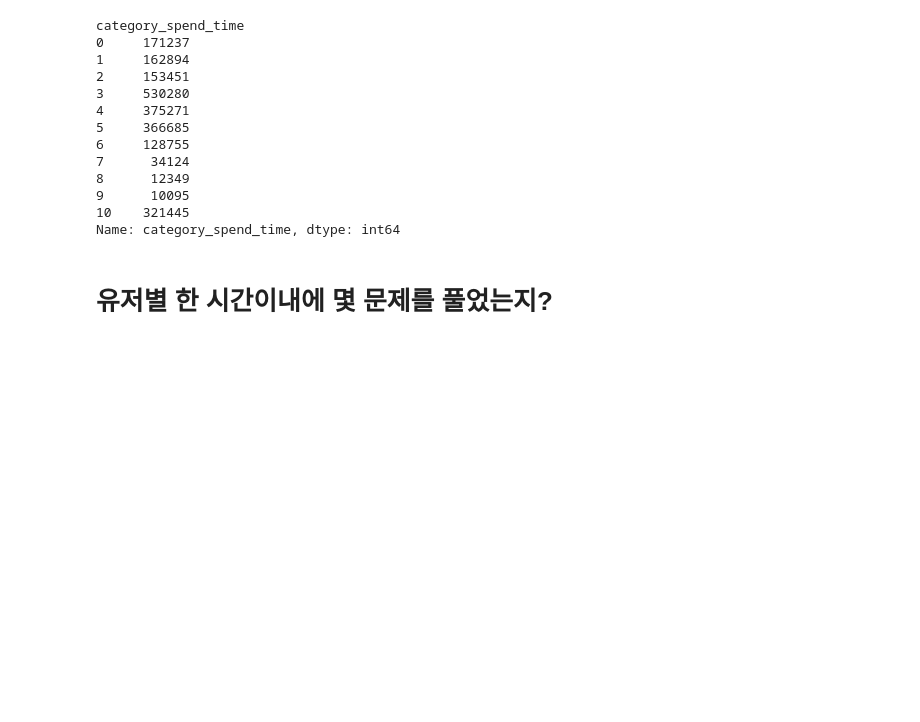
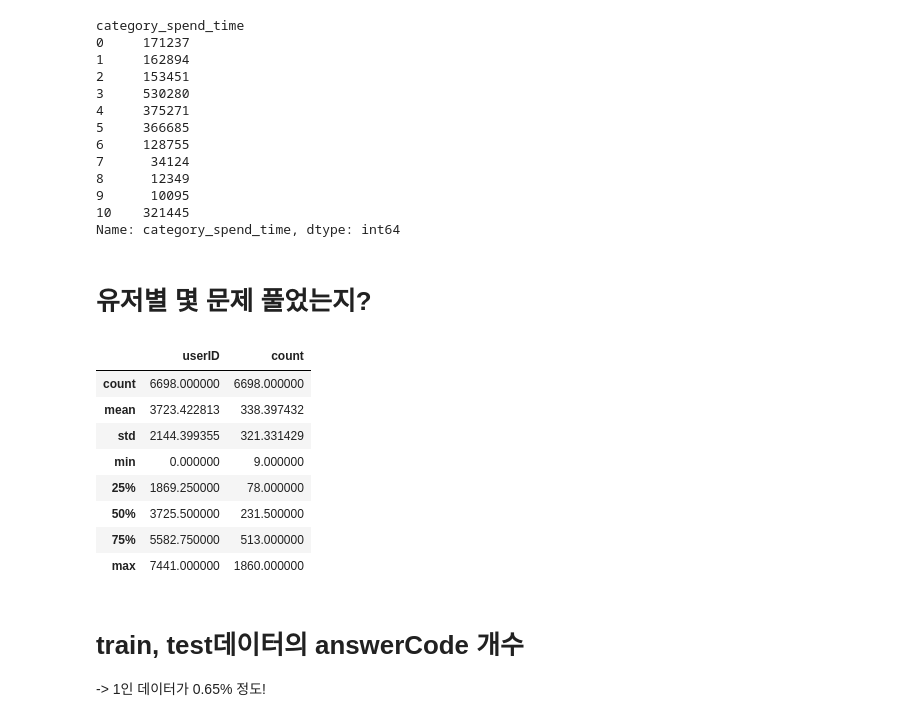
Before and after one commit to boostcampaitech4lv23recsys2/level2_dkt_recsys-level2-recsys-08, a Jupyter notebook: EDA/EDA_lnh.ipynb, the cells around one changed output. Cells and saved outputs as stored; diff of their text form; code cells hidden in the pictures; blank space fills up the shorter version.

```diff
--- a/EDA/EDA_lnh.ipynb
+++ b/EDA/EDA_lnh.ipynb
@@ -423,4 +423,20 @@ category_spend_time
 10    321445
 Name: category_spend_time, dtype: int64
 # %% [markdown]
-# 유저별 한 시간이내에 몇 문제를 풀었는지?
+# 유저별 몇 문제 풀었는지?
+# %%
+df = train_df.copy()
+df.groupby('userID').answerCode.agg(['count']).reset_index().describe()
+# %% [output]
+|  | userID | count |
+| count | 6698.000000 | 6698.000000 |
+| mean | 3723.422813 | 338.397432 |
+| std | 2144.399355 | 321.331429 |
+| min | 0.000000 | 9.000000 |
+| 25% | 1869.250000 | 78.000000 |
+| 50% | 3725.500000 | 231.500000 |
+| 75% | 5582.750000 | 513.000000 |
+| max | 7441.000000 | 1860.000000 |
+# %% [markdown]
+# train, test데이터의 answerCode 개수
+-> 1인 데이터가 0.65% 정도!
```
Also changed, not shown: parts of 1 cell of this notebook, 4 other files.
